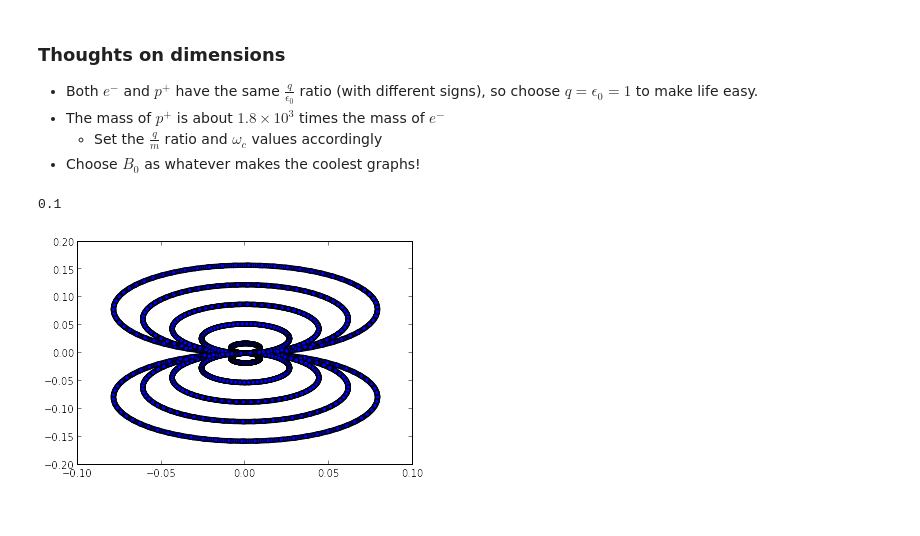
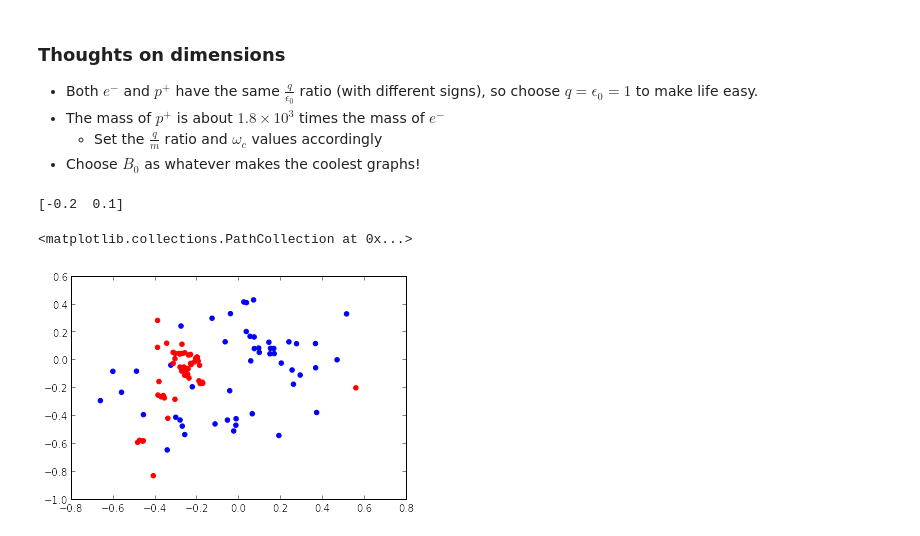
Before and after one commit to shigh/pyes1, a Jupyter notebook: 1d2v.ipynb, the cells around one changed output. Saved outputs shown, nothing was run; the diff lists cells and outputs as text; code cells hidden in the pictures.

Commit message:
Added multiple species and periodic boundary conditions

```diff
--- a/1d2v.ipynb
+++ b/1d2v.ipynb
@@ -11,7 +12,8 @@ import matplotlib.pyplot as plt
     * Set the $\frac{q}{m}$ ratio and $\omega_c$ values accordingly
 * Choose $B_0$ as whatever makes the coolest graphs!
 # %%
-epi0 = 8.85e-12 # Epsilon0
+epi0 = 1.#8.85e-12 # Epsilon0
+Species = namedtuple("Species", ["q", "m", "N", "x0", "vx0", "vy0"])
 
 def one_d_poisson(n, h):
     a = np.zeros((n,n))
@@ -21,7 +23,7 @@ def one_d_poisson(n, h):
     a = a/h**2
     return  a
 
-def poisson_solve(b, dx, V0, VL):
+def poisson_solve(b, nx, dx, V0, VL):
     A = one_d_poisson(nx-2, 1.)
     p = -b*(dx**2)
     p[1]  = p[1] - V0
@@ -44,7 +46,7 @@ def calc_E(xp, q, nx, dx, V0, VL):
     rho[xps] = q/epi0
 
     # Calc potential
-    phi = poisson_solve(rho, dx, V0, VL)
+    phi = poisson_solve(rho, nx, dx, V0, VL)
     # Calc E
     E[1:-1] = (phi[2:]-phi[:-2])/(2*dx)
 
@@ -77,19 +83,0 @@ def move(xp, vx, vy, dt, L):
-# %%
-N = 10
-Nt = 500
-nx = 100
-L  = 1.
-q  = 1.602e-19
-m  = 1.672e-27
-qm = q/m # q/m (roughly the same ratio)
-dx = L/(nx-1.)
-dt = 0.1
-
-wc = 1. #(q/m)*B0
-V0 = 1.
-VL = 1.
-
-xp0 = np.linspace(dx, L-dx, N)
-print wc*dt
-# %% [output]
-0.1
@@ -96,7 +107,19 @@ print wc*dt
 # %%
-xp = xp0.copy()
-vx = np.zeros(N)
-vy = np.zeros(N)
+N = 0
+for s in species: N += s.N
+
+q, qm, wc, xp, vx, vy = [np.zeros(N) for _ in range(6)]
+count = 0 # Trailing count
+for s in species:
+    q[count:count+s.N]  = s.q
+    qm[count:count+s.N] = s.q/s.m
+    wc[count:count+s.N] = (s.q/s.m)*B0
+    xp[count:count+s.N] = s.x0
+    vx[count:count+s.N] = s.vx0
+    vy[count:count+s.N] = s.vy0
+    count += s.N
+
+print np.unique(wc)*dt
 
 # Init half step back
 E = calc_E(xp, q, nx, dx, V0, VL)
@@ -111,10 +134,18 @@ for i in range(Nt):
     accel(vx, vy, E, qm, dt)
 
     # Update position
-    move(xp, vx, vy, dt, L)
+    move(xp, vx, vy, dt, L, boundary=boundary)
 
     E = calc_E(xp, q, nx, dx, V0, VL)
 
-    plt.scatter(vx, vy)
+    #if i%10:
+    #    plt.scatter(vx[:N_e], vy[:N_e], color=colors[0])
+    #    plt.scatter(vx[N_e:], vy[N_e:], color=colors[1])
 # %% [output]
-[figure, removed]
+[-0.2  0.1]
+# %%
+plt.scatter(vx[:N_e], vy[:N_e], color='b')
+plt.scatter(vx[N_e:], vy[N_e:], color='r')
+# %% [output]
+<matplotlib.collections.PathCollection at 0x...>
+[figure, added]
```
Also changed, not shown: parts of 4 cells of this notebook.
